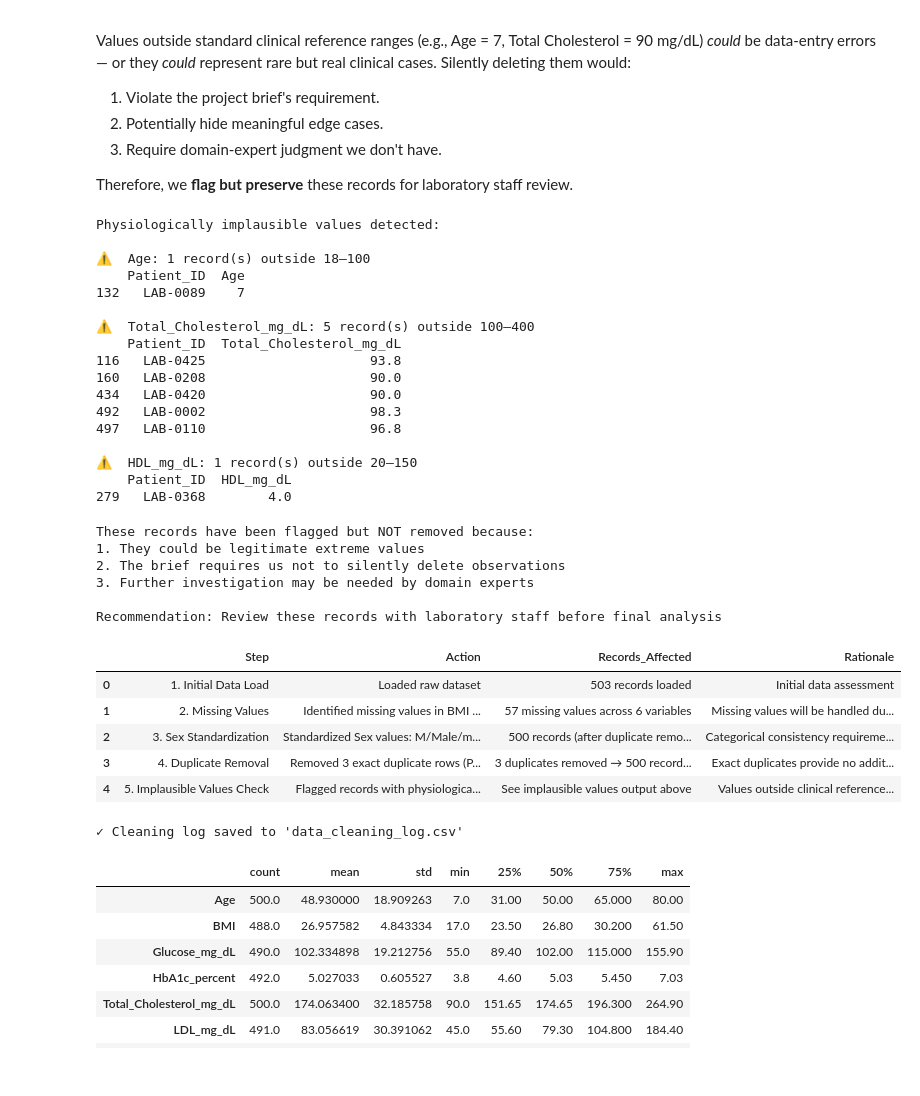
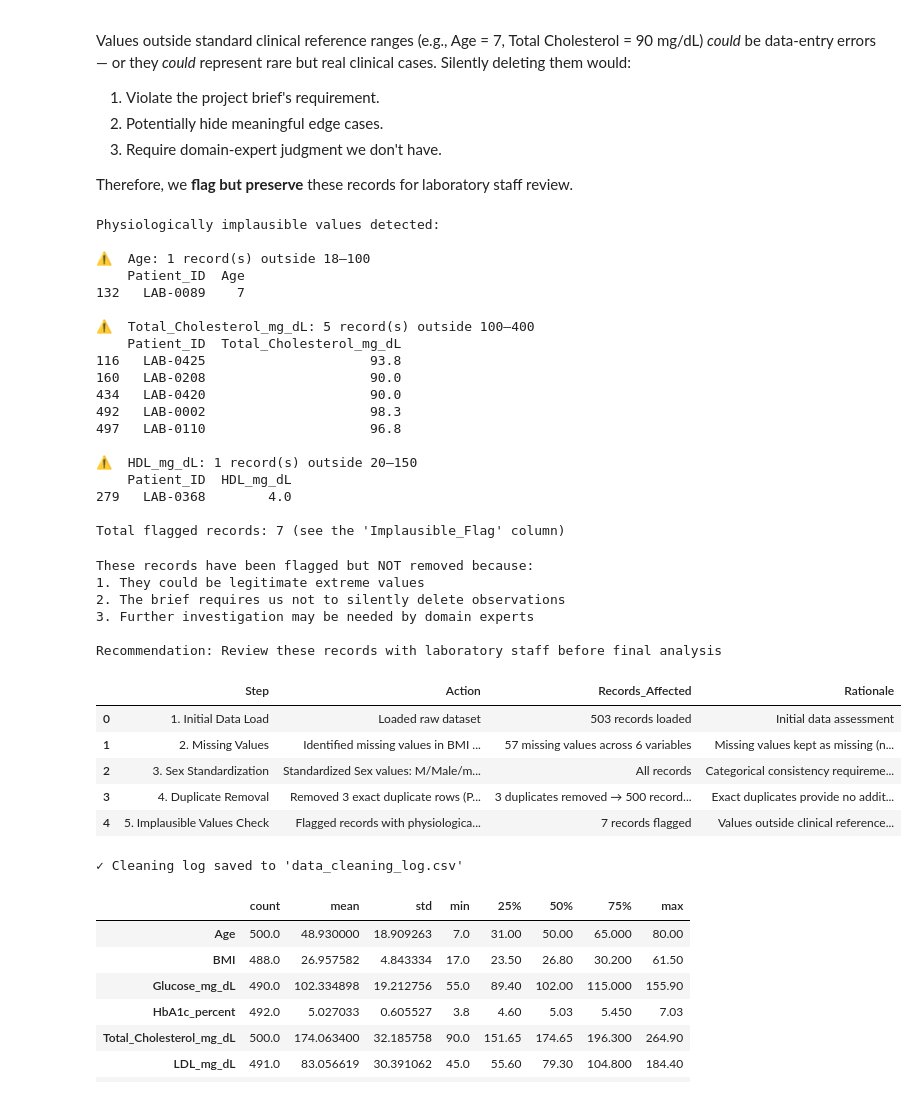
Before and after one commit to SepidehZiaei1993/-laboratory-data-eda, a Jupyter notebook: Patients-data-analysis-notebook.ipynb, the cells around one changed output. Cells and saved outputs as stored; diff of their text form; code cells hidden in the pictures.

```diff
--- a/Patients-data-analysis-notebook.ipynb
+++ b/Patients-data-analysis-notebook.ipynb
@@ -50,7 +55,7 @@ from IPython.display import display
 # %%
 ## 3. Data Loading and Initial Inspection
 
-patients_df = pd.read_excel (r'C:\Users\Sepideh\OneDrive\Desktop\p1\laboratory_patient_data_raw.xlsx')
+patients_df = pd.read_excel("laboratory_patient_data_raw.xlsx")
 
 print("Dataset shape:", patients_df.shape)
 # %% [output]
@@ -223,7 +233,10 @@ Exact duplicate rows provide no additional information and would artificially in
 # %%
 ## 4.8 Duplicate Removal
 
-patients_df = patients_df.drop_duplicates().copy()
+# Keep a copy of the rows that will be removed (all but the first occurrence)
+removed_duplicates = patients_df[patients_df.duplicated(keep="first")]
+
+patients_df = patients_df.drop_duplicates(keep="first").copy()
 
 print("Dataset shape after removing duplicates:", patients_df.shape)
 print("Duplicate rows:", patients_df.duplicated().sum())
@@ -275,13 +281,22 @@ implausible_checks = {
     'Diastolic_BP_mmHg':      (40, 150)
 }
 
+# New column listing the out-of-range variables for each record ("" = none)
+patients_df["Implausible_Flag"] = ""
+
 print("Physiologically implausible values detected:\n")
 for col, (low, high) in implausible_checks.items():
-    bad = patients_df[(patients_df[col] < low) | (patients_df[col] > high)]
+    out_of_range = (patients_df[col] < low) | (patients_df[col] > high)
+    patients_df.loc[out_of_range, "Implausible_Flag"] += col + ";"
+    bad = patients_df[out_of_range]
     if len(bad) > 0:
         print(f"⚠️  {col}: {len(bad)} record(s) outside {low}–{high}")
         print(bad[['Patient_ID', col]])
         print()
+
+patients_df["Implausible_Flag"] = patients_df["Implausible_Flag"].str.rstrip(";")
+n_flagged = (patients_df["Implausible_Flag"] != "").sum()
+print(f"Total flagged records: {n_flagged} (see the 'Implausible_Flag' column)")
 # %% [output]
 Physiologically implausible values detected:
 
@@ -300,6 +315,8 @@ Physiologically implausible values detected:
 ⚠️  HDL_mg_dL: 1 record(s) outside 20–150
     Patient_ID  HDL_mg_dL
 279   LAB-0368        4.0
+
+Total flagged records: 7 (see the 'Implausible_Flag' column)
 # %%
 print("These records have been flagged but NOT removed because:")
 print("1. They could be legitimate extreme values")
@@ -316,52 +333,55 @@ These records have been flagged but NOT removed because:
 Recommendation: Review these records with laboratory staff before final analysis
 # %%
 ## 4.11 Cleaning Log - Document All Data Quality Decisions
+
+missing_text = ", ".join(
+    f"{col} ({n})" for col, n in missing_summary["Missing"].items()
+)
+removed_ids = ", ".join(removed_duplicates["Patient_ID"])
 
 cleaning_log = pd.DataFrame({
     'Step': [
         '1. Initial Data Load',
         '2. Missing Values',
         '3. Sex Standardization',
         '4. Duplicate Removal',
         '5. Implausible Values Check'
     ],
     'Action': [
         'Loaded raw dataset',
-        'Identified missing values in BMI (12), Triglycerides (11), Glucose (10), LDL (9), HbA1c (8), HDL (7)',
+        f'Identified missing values in {missing_text}',
         'Standardized Sex values: M/Male/male → Male, F/Female/female → Female',
-        'Removed 3 exact duplicate rows (Patient_IDs: LAB-0239, LAB-0412, and one other)',
-        'Flagged records with physiologically implausible values for review'
+        f'Removed {len(removed_duplicates)} exact duplicate rows (Patient_IDs: {removed_ids})',
+        'Flagged records with physiologically implausible values in the Implausible_Flag column'
     ],
     'Records_Affected': [
-        '503 records loaded',
-        '57 missing values across 6 variables',
-        '500 records (after duplicate removal)',
-        '3 duplicates removed → 500 records remain',
-        'See implausible values output above'
+        f'{len(patients_df) + len(removed_duplicates)} records loaded',
+        f'{missing_summary["Missing"].sum()} missing values across {len(missing_summary)} variables',
+        'All records',
+        f'{len(removed_duplicates)} duplicates removed → {len(patients_df)} records remain',
+        f'{n_flagged} records flagged'
     ],
     'Rationale': [
         'Initial data assessment',
-        'Missing values will be handled during analysis (median imputation for numeric)',
+        'Missing values kept as missing (not imputed); each statistic uses the available values',
         'Categorical consistency requirement from brief',
         'Exact duplicates provide no additional information',
-        'Values outside clinical reference ranges flagged but not automatically removed'
+        'Values outside clinical reference ranges flagged but not removed; need expert review'
     ]
 })
-
-cleaning_log = cleaning_log.sort_values('Step').reset_index(drop=True)
 
 display(cleaning_log)
 
 # Save the cleaning log for documentation
 cleaning_log.to_csv('data_cleaning_log.csv', index=False)
 print("\n✓ Cleaning log saved to 'data_cleaning_log.csv'")
 # %% [output]
 |  | Step | Action | Records_Affected | Rationale |
 | 0 | 1. Initial Data Load | Loaded raw dataset | 503 records loaded | Initial data assessment |
-| 1 | 2. Missing Values | Identified missing values in BMI ... | 57 missing values across 6 variables | Missing values will be handled du... |
-| 2 | 3. Sex Standardization | Standardized Sex values: M/Male/m... | 500 records (after duplicate remo... | Categorical consistency requireme... |
+| 1 | 2. Missing Values | Identified missing values in BMI ... | 57 missing values across 6 variables | Missing values kept as missing (n... |
+| 2 | 3. Sex Standardization | Standardized Sex values: M/Male/m... | All records | Categorical consistency requireme... |
 | 3 | 4. Duplicate Removal | Removed 3 exact duplicate rows (P... | 3 duplicates removed → 500 record... | Exact duplicates provide no addit... |
-| 4 | 5. Implausible Values Check | Flagged records with physiologica... | See implausible values output above | Values outside clinical reference... |
+| 4 | 5. Implausible Values Check | Flagged records with physiologica... | 7 records flagged | Values outside clinical reference... |
 ✓ Cleaning log saved to 'data_cleaning_log.csv'
 # %%
 ## 5. Descriptive Analysis
```
Also changed, not shown: parts of 28 cells of this notebook, 16 other files.
